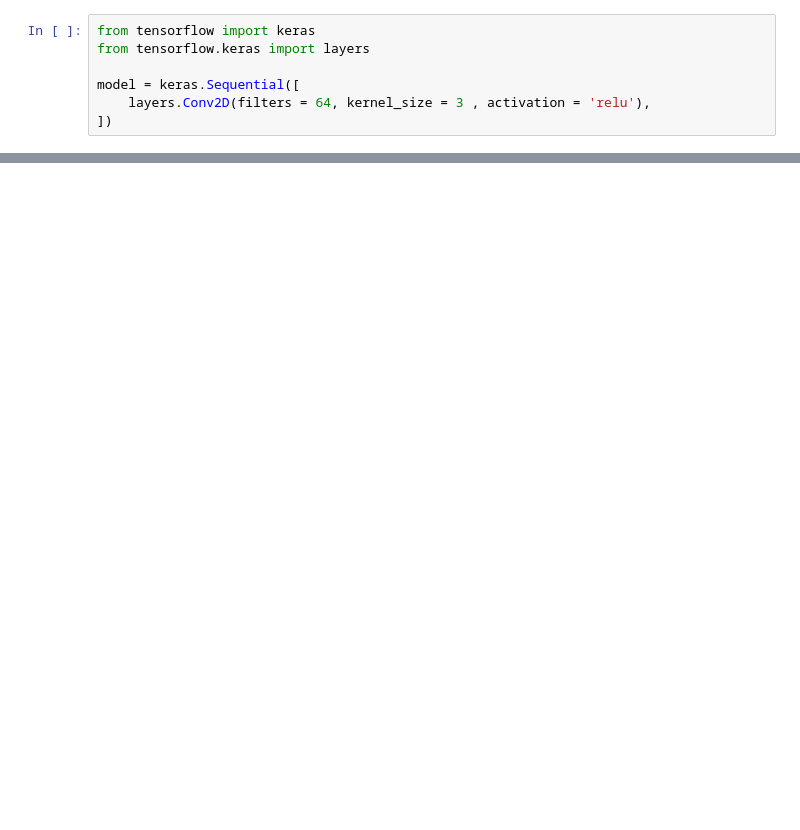
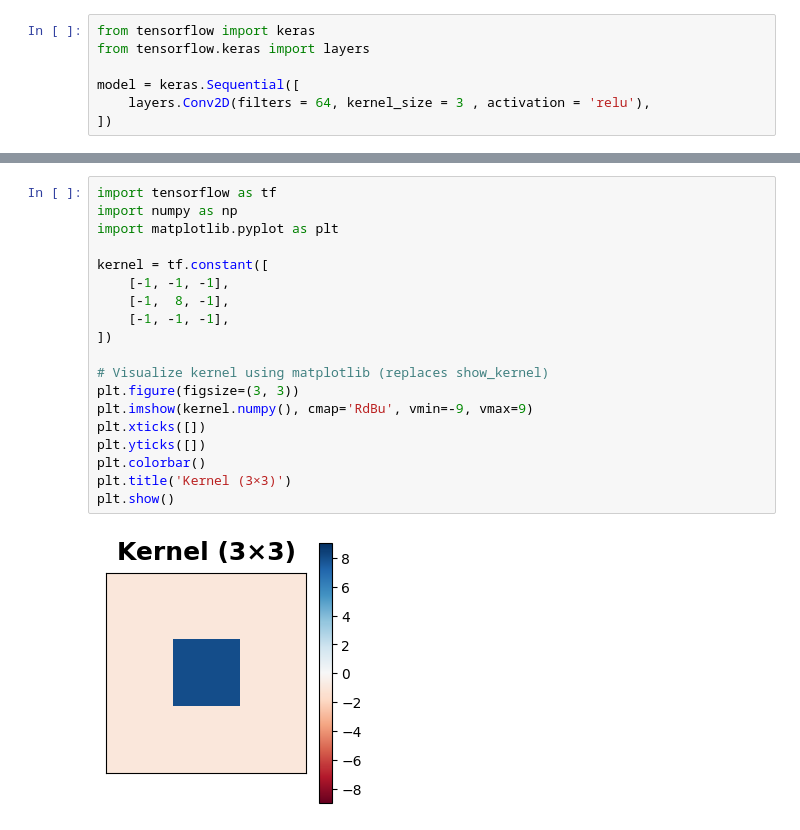
Before and after one commit to JeewanthaSadaruwan/kaggle-computer-vision-notes, a Jupyter notebook: note/note2.ipynb, the cells around one changed output, grey strips where cells are left out. Drawn from its saved outputs; the diff is of its cells as text; blank space fills up the shorter version.

```diff
--- a/note/note2.ipynb
+++ b/note/note2.ipynb
@@ -37,0 +95,21 @@ model = keras.Sequential([
+# %%
+import tensorflow as tf
+import numpy as np
+import matplotlib.pyplot as plt
+
+kernel = tf.constant([
+    [-1, -1, -1],
+    [-1,  8, -1],
+    [-1, -1, -1],
+])
+
+# Visualize kernel using matplotlib (replaces show_kernel)
+plt.figure(figsize=(3, 3))
+plt.imshow(kernel.numpy(), cmap='RdBu', vmin=-9, vmax=9)
+plt.xticks([])
+plt.yticks([])
+plt.colorbar()
+plt.title('Kernel (3×3)')
+plt.show()
+# %% [output]
+[figure, added]
```
Also changed, not shown: parts of 9 cells of this notebook, 3 other files.
